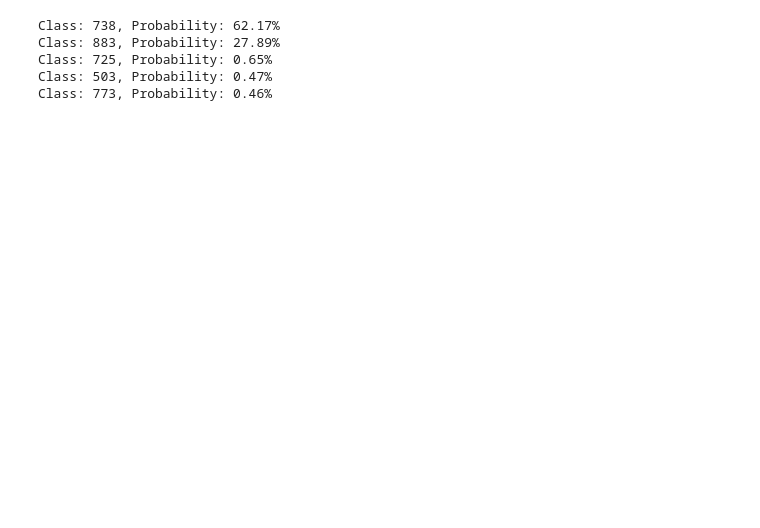
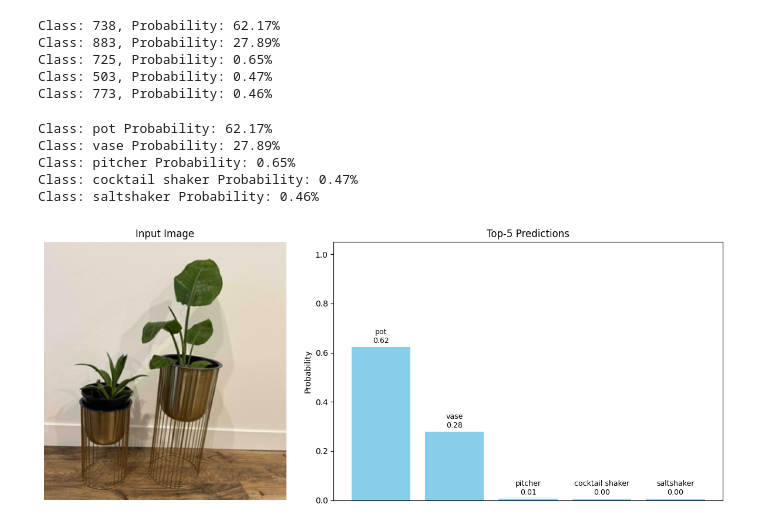
Before and after one commit to vmirly/GenAI-Hub, a Jupyter notebook: LeViT/levit_timm_inference.ipynb, the cells around one changed output. Saved outputs shown, nothing was run; the diff lists cells and outputs as text; code cells hidden in the pictures; blank space fills up the shorter version.

Commit message:
LeViT: visualize the preds

```diff
--- a/LeViT/levit_timm_inference.ipynb
+++ b/LeViT/levit_timm_inference.ipynb
@@ -39,3 +43,68 @@ Class: 883, Probability: 27.89%
 Class: 725, Probability: 0.65%
 Class: 503, Probability: 0.47%
 Class: 773, Probability: 0.46%
+# %%
+import requests
+
+def load_imagenet_classes():
+    url = "https://raw.githubusercontent.com/pytorch/hub/master/imagenet_classes.txt"
+    response = requests.get(url)
+    response.raise_for_status()  # Ensure it succeeded
+    class_names = response.text.strip().split("\n")
+    return class_names
+
+# Example usage
+class_names = load_imagenet_classes()
+
+for i in range(5):
+    print(
+        f"Class: {class_names[top5_class_indices[0][i].item()]} "
+        f"Probability: {top5_probabilities[0][i].item() * 100:.2f}%"
+    )
+# %% [output]
+Class: pot Probability: 62.17%
+Class: vase Probability: 27.89%
+Class: pitcher Probability: 0.65%
+Class: cocktail shaker Probability: 0.47%
+Class: saltshaker Probability: 0.46%
+# %%
+import numpy as np
+import matplotlib.pyplot as plt
+
+
+def visualize_predictions(image: Image.Image, top5_indices, top5_probs, class_names):
+    top5_labels = [class_names[i] for i in top5_indices]
+
+    fig, (ax1, ax2) = plt.subplots(1, 2, figsize=(12, 5), gridspec_kw={'width_ratios': [1, 1.5]})
+
+    # Show the image
+    ax1.imshow(image.resize((image.width // 5, image.height // 5)))
+    ax1.axis('off')
+    ax1.set_title("Input Image")
+
+    # Vertical bar chart
+    x_pos = np.arange(len(top5_labels))
+    bars = ax2.bar(x_pos, top5_probs, color='skyblue')
+
+    # Add class names and probabilities on top of each bar
+    for i, (bar, label, prob) in enumerate(zip(bars, top5_labels, top5_probs)):
+        ax2.text(bar.get_x() + bar.get_width() / 2, bar.get_height() + 0.01, f"{label}\n{prob:.2f}",
+                 ha='center', va='bottom', fontsize=9, rotation=0)
+
+    ax2.set_xticks([])
+    ax2.set_ylim(0, 1.05)
+    ax2.set_ylabel('Probability')
+    ax2.set_title('Top-5 Predictions')
+
+    plt.tight_layout()
+    plt.show()
+
+# Visualize the predictions
+visualize_predictions(
+    image=img,
+    top5_indices=top5_class_indices[0].cpu().numpy(),
+    top5_probs=top5_probabilities[0].cpu().numpy(),
+    class_names=class_names
+)
+# %% [output]
+[figure, added]
```
Also changed, not shown: parts of 1 cell of this notebook.
